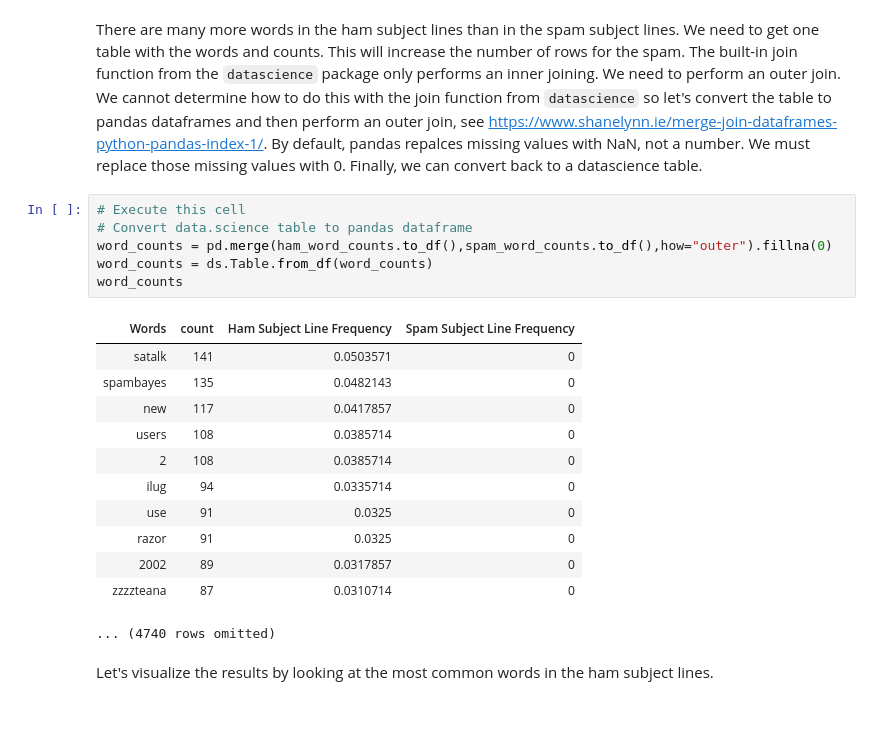
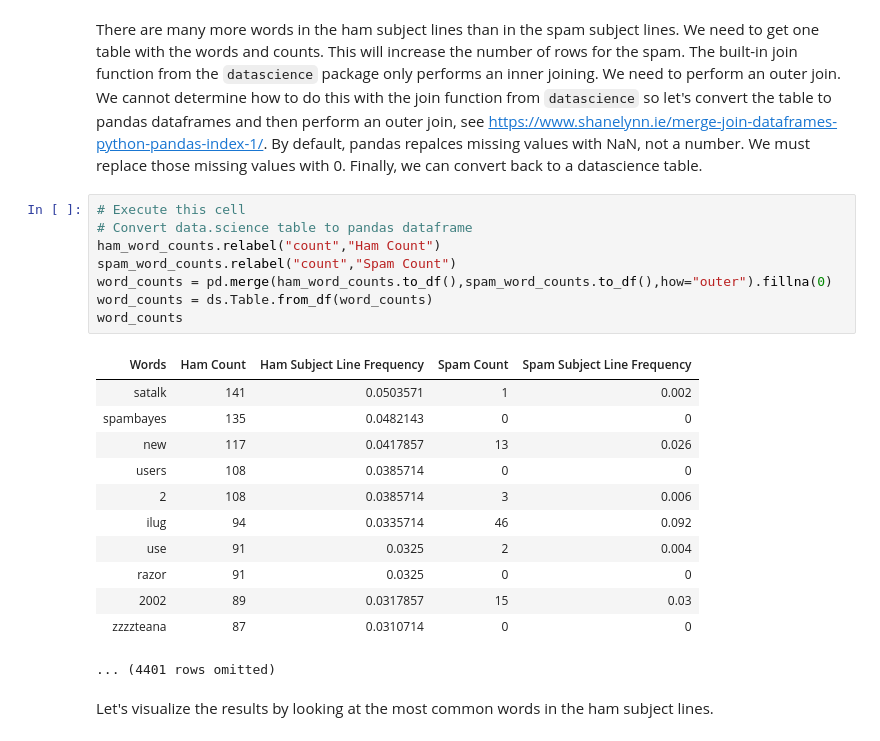
Before and after one commit to Elijabah/Math-377, a Jupyter notebook: Project Math 377 Fall 18 Exploration (Block 1).ipynb, the cells around one changed output. Drawn from its saved outputs; the diff is of its cells as text.

```diff
--- a/Project Math 377 Fall 18 Exploration (Block 1).ipynb
+++ b/Project Math 377 Fall 18 Exploration (Block 1).ipynb
@@ -441,22 +441,24 @@ There are many more words in the ham subject lines than in the spam subject line
 # %%
 # Execute this cell
 # Convert data.science table to pandas dataframe
+ham_word_counts.relabel("count","Ham Count")
+spam_word_counts.relabel("count","Spam Count")
 word_counts = pd.merge(ham_word_counts.to_df(),spam_word_counts.to_df(),how="outer").fillna(0)
 word_counts = ds.Table.from_df(word_counts)
 word_counts
 # %% [output]
-| Words | count | Ham Subject Line Frequency | Spam Subject Line Frequency |
-| satalk | 141 | 0.0503571 | 0 |
-| spambayes | 135 | 0.0482143 | 0 |
-| new | 117 | 0.0417857 | 0 |
-| users | 108 | 0.0385714 | 0 |
-| 2 | 108 | 0.0385714 | 0 |
-| ilug | 94 | 0.0335714 | 0 |
-| use | 91 | 0.0325 | 0 |
-| razor | 91 | 0.0325 | 0 |
-| 2002 | 89 | 0.0317857 | 0 |
-| zzzzteana | 87 | 0.0310714 | 0 |
+| Words | Ham Count | Ham Subject Line Frequency | Spam Count | Spam Subject Line Frequency |
+| satalk | 141 | 0.0503571 | 1 | 0.002 |
+| spambayes | 135 | 0.0482143 | 0 | 0 |
+| new | 117 | 0.0417857 | 13 | 0.026 |
+| users | 108 | 0.0385714 | 0 | 0 |
+| 2 | 108 | 0.0385714 | 3 | 0.006 |
+| ilug | 94 | 0.0335714 | 46 | 0.092 |
+| use | 91 | 0.0325 | 2 | 0.004 |
+| razor | 91 | 0.0325 | 0 | 0 |
+| 2002 | 89 | 0.0317857 | 15 | 0.03 |
+| zzzzteana | 87 | 0.0310714 | 0 | 0 |
-... (4740 rows omitted)
+... (4401 rows omitted)
 # %% [markdown]
 Let's visualize the results by looking at the most common words in the ham subject lines.
 # %%
```
Also changed, not shown: parts of 7 cells of this notebook.
